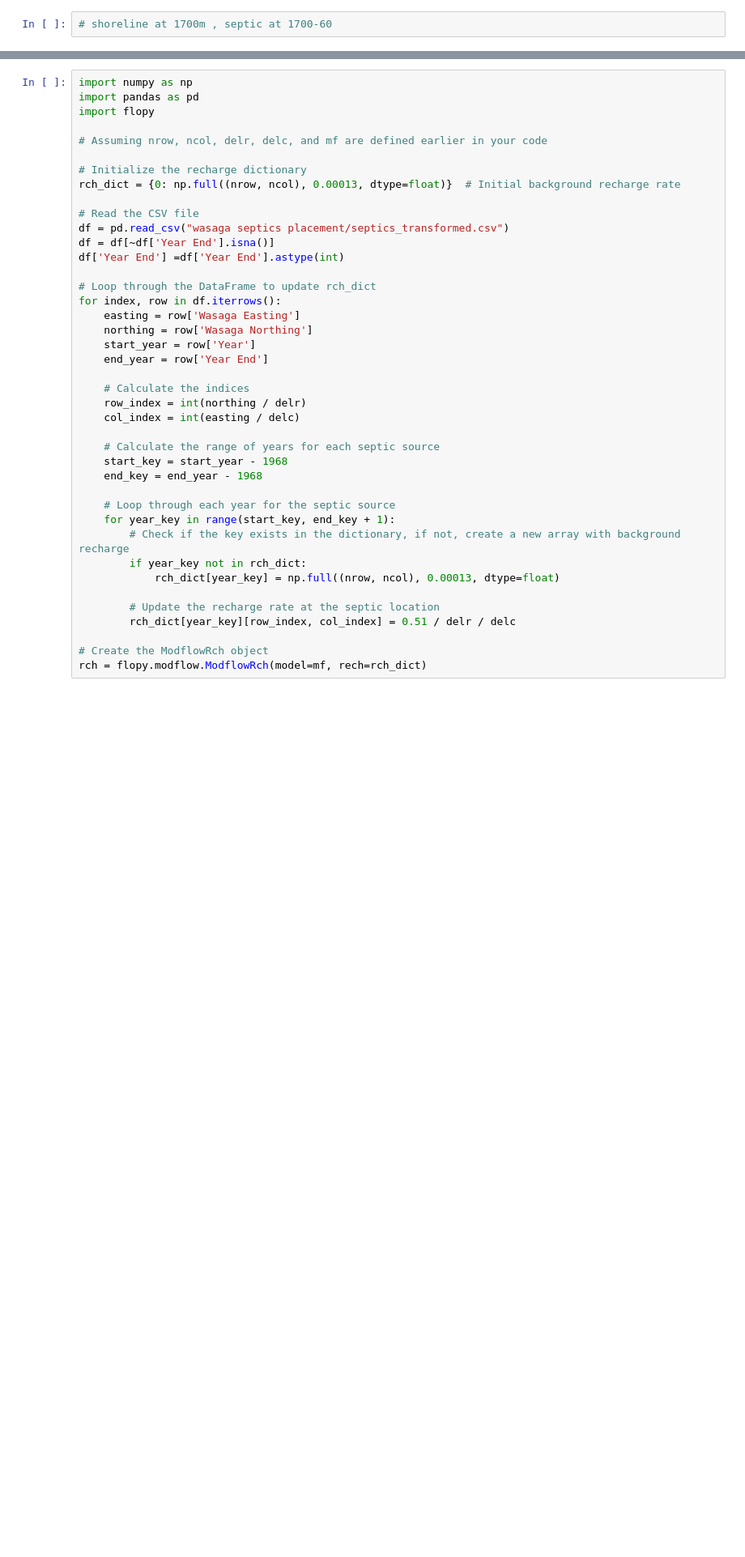
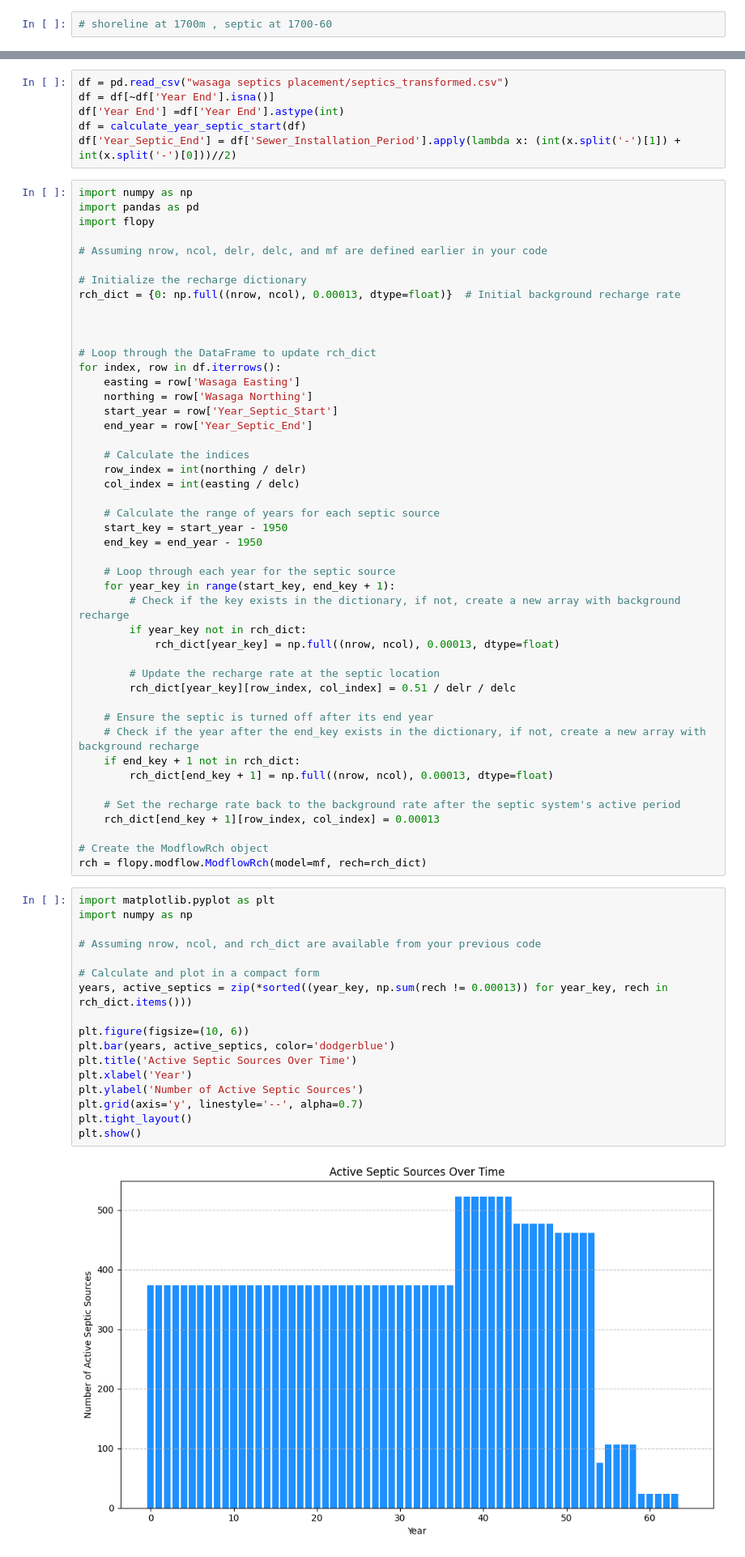
Before and after one commit to Shuyang-Wang/wasaga_model, a Jupyter notebook: wasaga_3d/v2_run_wasaga_3d.ipynb, the cells around one changed output, grey strips where cells are left out. Shown at 81% size. Saved outputs shown, nothing was run; the diff lists cells and outputs as text; blank space fills up the shorter version.

```diff
--- a/wasaga_3d/v2_run_wasaga_3d.ipynb
+++ b/wasaga_3d/v2_run_wasaga_3d.ipynb
@@ -430,3 +457,9 @@ for lay in lays_with_drn:
+# %%
+df = pd.read_csv("wasaga septics placement/septics_transformed.csv")
+df = df[~df['Year End'].isna()]
+df['Year End'] =df['Year End'].astype(int)
+df = calculate_year_septic_start(df)
+df['Year_Septic_End'] = df['Sewer_Installation_Period'].apply(lambda x: (int(x.split('-')[1]) + int(x.split('-')[0]))//2)
 # %%
 import numpy as np
 import pandas as pd
@@ -437,25 +470,22 @@ import flopy
 # Initialize the recharge dictionary
 rch_dict = {0: np.full((nrow, ncol), 0.00013, dtype=float)}  # Initial background recharge rate
 
-# Read the CSV file
-df = pd.read_csv("wasaga septics placement/septics_transformed.csv")
-df = df[~df['Year End'].isna()]
-df['Year End'] =df['Year End'].astype(int)
+
 
 # Loop through the DataFrame to update rch_dict
 for index, row in df.iterrows():
     easting = row['Wasaga Easting']
     northing = row['Wasaga Northing']
-    start_year = row['Year']
-    end_year = row['Year End']
+    start_year = row['Year_Septic_Start']
+    end_year = row['Year_Septic_End']
 
     # Calculate the indices
     row_index = int(northing / delr)
     col_index = int(easting / delc)
 
     # Calculate the range of years for each septic source
-    start_key = start_year - 1968
-    end_key = end_year - 1968
+    start_key = start_year - 1950
+    end_key = end_year - 1950
 
     # Loop through each year for the septic source
     for year_key in range(start_key, end_key + 1):
@@ -466,5 +496,32 @@ for index, row in df.iterrows():
         # Update the recharge rate at the septic location
         rch_dict[year_key][row_index, col_index] = 0.51 / delr / delc
 
+    # Ensure the septic is turned off after its end year
+    # Check if the year after the end_key exists in the dictionary, if not, create a new array with background recharge
+    if end_key + 1 not in rch_dict:
+        rch_dict[end_key + 1] = np.full((nrow, ncol), 0.00013, dtype=float)
+
+    # Set the recharge rate back to the background rate after the septic system's active period
+    rch_dict[end_key + 1][row_index, col_index] = 0.00013
+
 # Create the ModflowRch object
 rch = flopy.modflow.ModflowRch(model=mf, rech=rch_dict)
+# %%
+import matplotlib.pyplot as plt
+import numpy as np
+
+# Assuming nrow, ncol, and rch_dict are available from your previous code
+
+# Calculate and plot in a compact form
+years, active_septics = zip(*sorted((year_key, np.sum(rech != 0.00013)) for year_key, rech in rch_dict.items()))
+
+plt.figure(figsize=(10, 6))
+plt.bar(years, active_septics, color='dodgerblue')
+plt.title('Active Septic Sources Over Time')
+plt.xlabel('Year')
+plt.ylabel('Number of Active Septic Sources')
+plt.grid(axis='y', linestyle='--', alpha=0.7)
+plt.tight_layout()
+plt.show()
+# %% [output]
+[figure, added]
```
Also changed, not shown: parts of 9 cells of this notebook, 3 other files.
